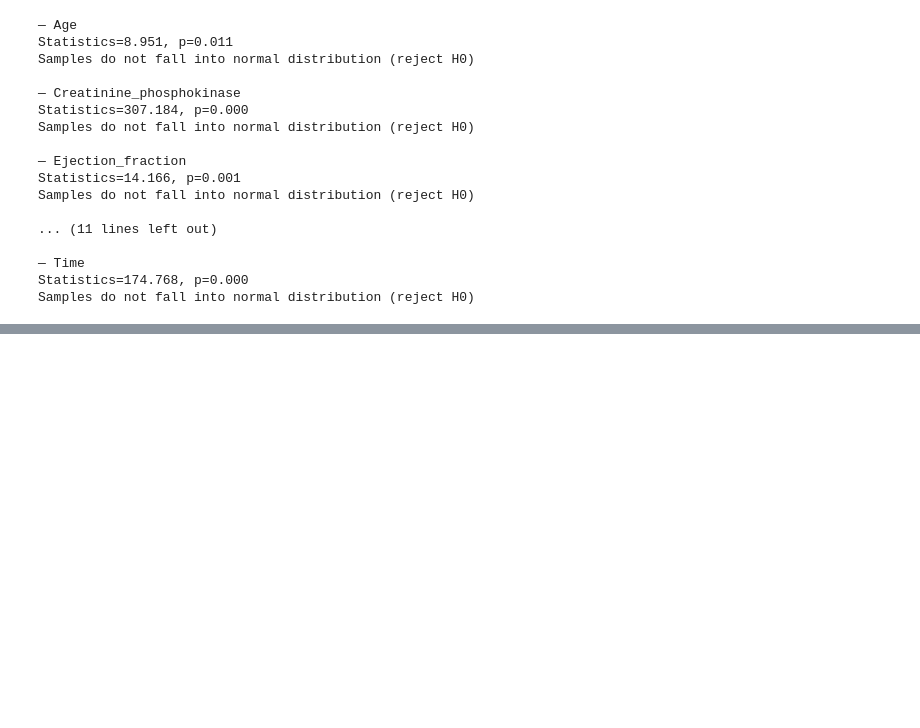
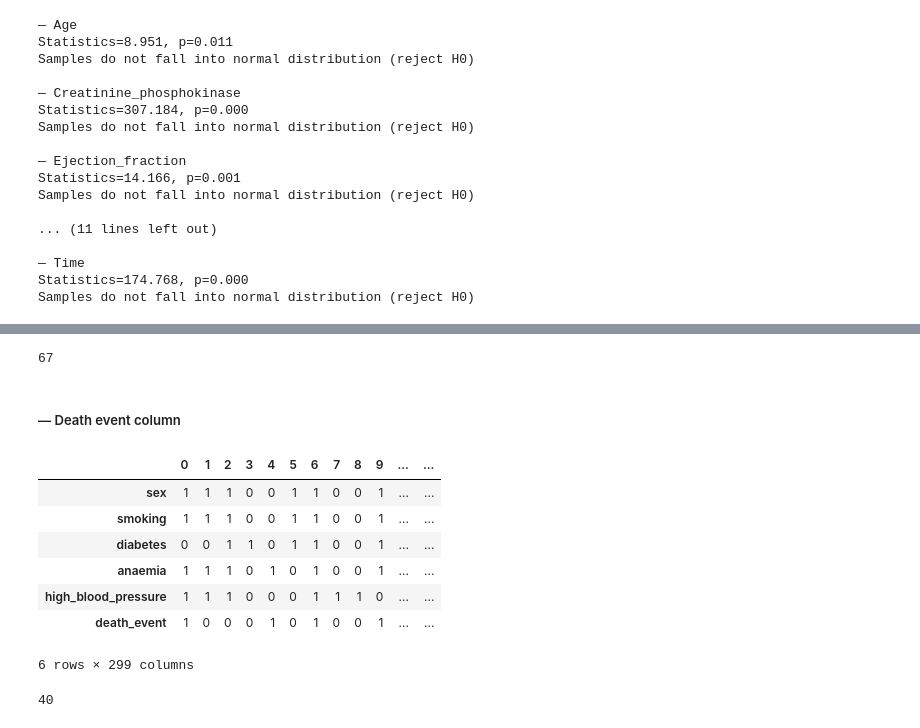
Before and after one commit to mizydorek/Programming-for-Data-Analysis-Project, a Jupyter notebook: project.ipynb, the cells around one changed output, grey strips where cells are left out. Saved outputs shown, nothing was run; the diff lists cells and outputs as text; code cells hidden in the pictures; blank space fills up the shorter version.

Commit message:
recreated boolean values based columns in data synthesis process

```diff
--- a/project.ipynb
+++ b/project.ipynb
@@ -456,0 +602,11 @@ norm: statistic=0.10517762524757268, pvalue=0.00246916298275822
+# %%
+# Anaemia column.
+
+def anaemia(row):
+   if row['sex'] == 0:
+      return int(rng.choice(values, 1, p=[0.505, 0.495]))
+   if row['sex'] == 1:
+      return int(rng.choice(values, 1, p=[0.267, 0.733]))
+
+df_sample['anaemia'] = df_sample.apply(lambda row: anaemia(row), axis=1)
+df_sample.T
@@ -456,0 +627,11 @@ norm: statistic=0.10517762524757268, pvalue=0.00246916298275822
+# %%
+# High blood pressure column.
+
+def high_blood_pressure(row):
+   if row['sex'] == 0:
+      return int(rng.choice(values, 1, p=[0.581, 0.419]))
+   if row['sex'] == 1:
+      return int(rng.choice(values, 1, p=[0.419, 0.581]))
+
+df_sample['high_blood_pressure'] = df_sample.apply(lambda row: high_blood_pressure(row), axis=1)
+df_sample.T
@@ -456,0 +646,30 @@ norm: statistic=0.10517762524757268, pvalue=0.00246916298275822
+# %%
+df_sample[(df_sample['sex'] == 0) & (df_sample['high_blood_pressure'] == 0)].value_counts().sum()
+# %% [output]
+67
+# %% [markdown]
+##### — Death event column
+# %%
+# Death event column.
+
+def death_event(row):
+   if row['sex'] == 0:
+      return int(rng.choice(values, 1, p=[0.676, 0.324]))
+   if row['sex'] == 1:
+      return int(rng.choice(values, 1, p=[0.410, 0.590]))
+
+df_sample['death_event'] = df_sample.apply(lambda row: death_event(row), axis=1)
+df_sample.T
+# %% [output]
+|  | 0 | 1 | 2 | 3 | 4 | 5 | 6 | 7 | 8 | 9 | ... | ... |
+| sex | 1 | 1 | 1 | 0 | 0 | 1 | 1 | 0 | 0 | 1 | ... | ... |
+| smoking | 1 | 1 | 1 | 0 | 0 | 1 | 1 | 0 | 0 | 1 | ... | ... |
+| diabetes | 0 | 0 | 1 | 1 | 0 | 1 | 1 | 0 | 0 | 1 | ... | ... |
+| anaemia | 1 | 1 | 1 | 0 | 1 | 0 | 1 | 0 | 0 | 1 | ... | ... |
+| high_blood_pressure | 1 | 1 | 1 | 0 | 0 | 0 | 1 | 1 | 1 | 0 | ... | ... |
+| death_event | 1 | 0 | 0 | 0 | 1 | 0 | 1 | 0 | 0 | 1 | ... | ... |
+6 rows × 299 columns
+# %%
+df_sample[(df_sample['sex'] == 0) & (df_sample['death_event'] == 1)].value_counts().sum()
+# %% [output]
+40
```
Also changed, not shown: parts of 20 cells of this notebook.
